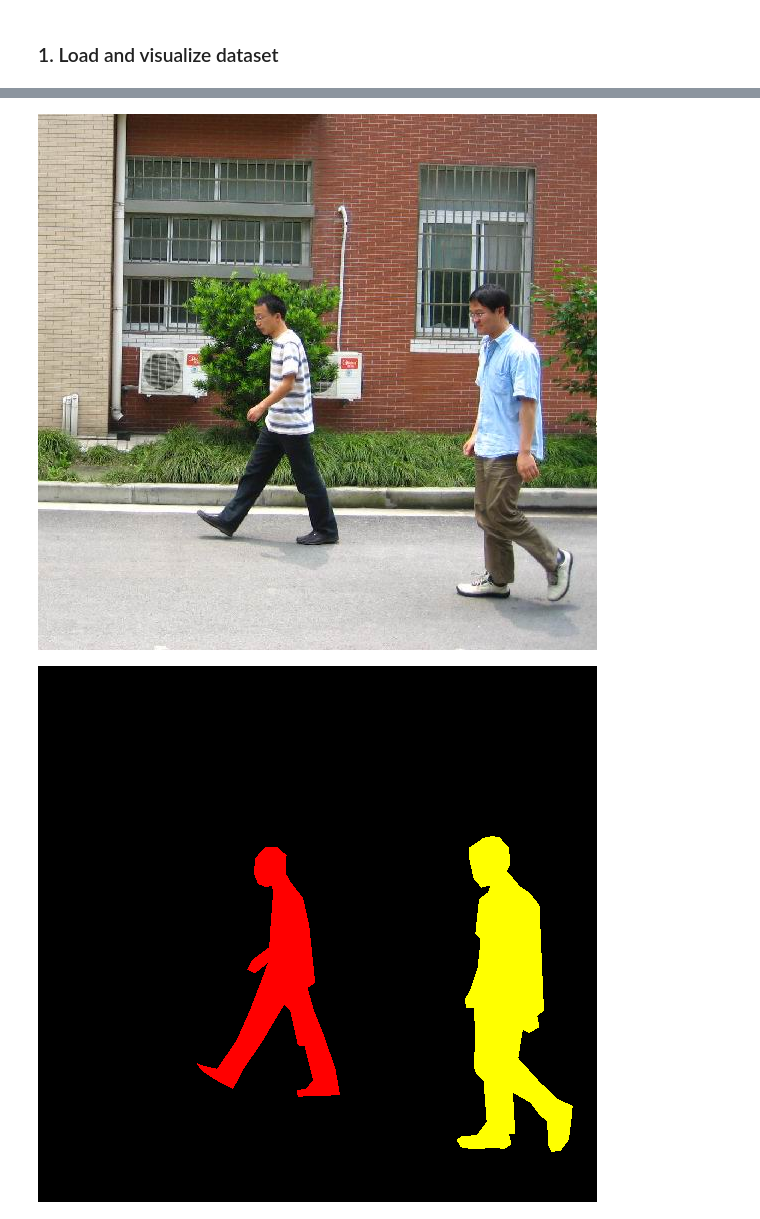
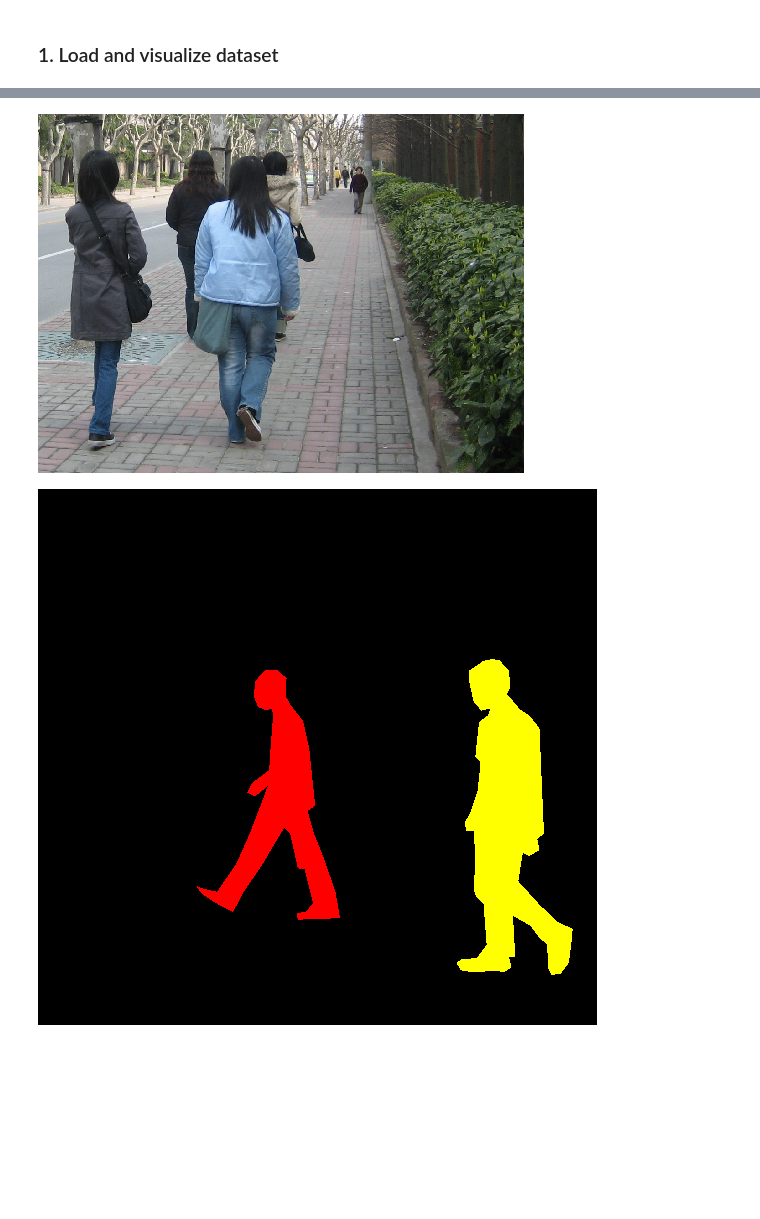
Before and after one commit to shazzad-hasan/deep-learning-projects, a Jupyter notebook: object_detection/pedestrian_detection_and_segmentation.ipynb, the cells around one changed output, grey strips where cells are left out. Drawn from its saved outputs; the diff is of its cells as text; code cells hidden in the pictures; blank space fills up the shorter version.

```diff
--- a/object_detection/pedestrian_detection_and_segmentation.ipynb
+++ b/object_detection/pedestrian_detection_and_segmentation.ipynb
@@ -61,10 +120,10 @@ PennFudanPed.zip    100%[===================>]  51.23M   113MB/s    in 0.5s
   inflating: PennFudanPed/readme.txt
 # %%
 # visualize an image
-img = Image.open('PennFudanPed/PNGImages/FudanPed00001.png')
+img = Image.open('PennFudanPed/PNGImages/FudanPed00063.png')
 img
 # %% [output]
-[figure, old version]
+[figure, new version]
 # %%
 # visualize an image with labeled mask
 
```
Also changed, not shown: parts of 8 cells of this notebook.
